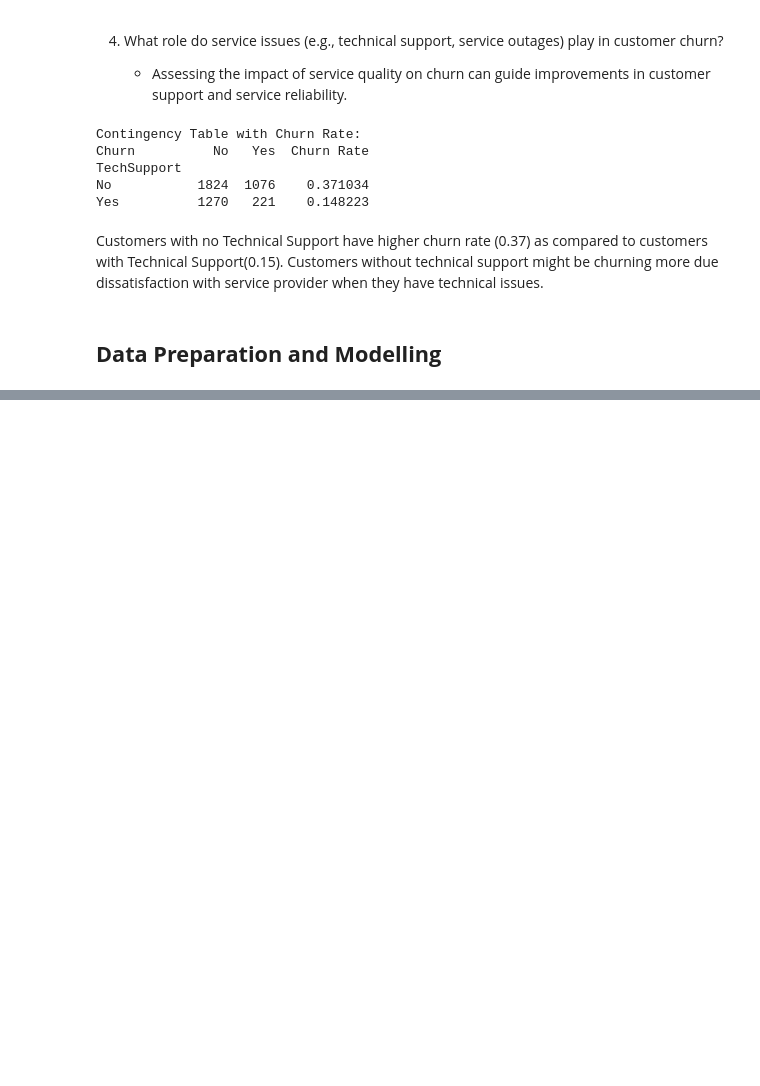
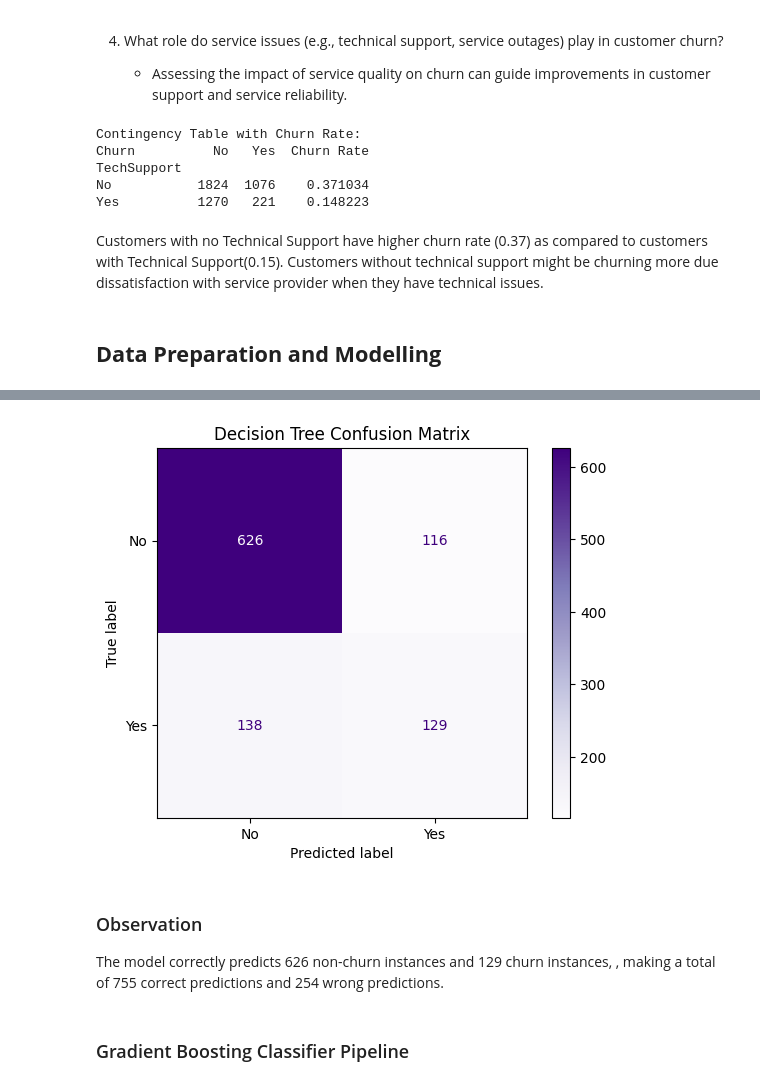
Before and after one commit to richmond-yeboah/Customer-Churn-Prediction, a Jupyter notebook: Notebooks/main.ipynb, the cells around one changed output, grey strips where cells are left out. Cells and saved outputs as stored; diff of their text form; code cells hidden in the pictures; blank space fills up the shorter version.

```diff
--- a/Notebooks/main.ipynb
+++ b/Notebooks/main.ipynb
@@ -804,0 +977,7 @@ Customers with no Technical Support have higher churn rate (0.37) as compared to
+# %%
+decisionTree_pipeline = Pipeline([
+    ('preprocessor', full_pipeline),
+    ('classifier', DecisionTreeClassifier(random_state=0))
+])
+
+decisionTree_pipeline.fit(X_train, y_train_encoded)
@@ -804,0 +1002,26 @@ Customers with no Technical Support have higher churn rate (0.37) as compared to
+# %%
+# Get y predict values using decision tree pipeline
+dtc_y_pred = decisionTree_pipeline.predict(X_eval)
+# Get classification report for true and predicted values
+dtc_report = classification_report(y_eval_encoded, dtc_y_pred)
+
+# Define model predictions for the model and true labels
+dtc_pred_proba = decisionTree_pipeline.predict_proba(X_eval)[:,1]
+# Calculate FPR and TPR for the model
+dtc_fpr, dtc_tpr, _ = roc_curve(y_eval_encoded, dtc_pred_proba)
+# Calculate AUC for the model
+dtc_auc_score = auc(dtc_fpr, dtc_tpr)
+# %%
+# Get confusion matrix values and display using confusion matrix display
+dtc_cnf_matrix = confusion_matrix(y_eval_encoded, dtc_y_pred)
+disp = ConfusionMatrixDisplay(dtc_cnf_matrix,display_labels=label_encoder.classes_)
+disp.plot(cmap='Purples')
+plt.title('Decision Tree Confusion Matrix');
+# %% [output]
+[figure, added]
+# %% [markdown]
+### Observation
+
+The model correctly predicts 626 non-churn instances and 129 churn instances, , making a total of 755 correct predictions and 254 wrong predictions.
+# %% [markdown]
+### Gradient Boosting Classifier Pipeline
```
Also changed, not shown: parts of 33 cells of this notebook.
